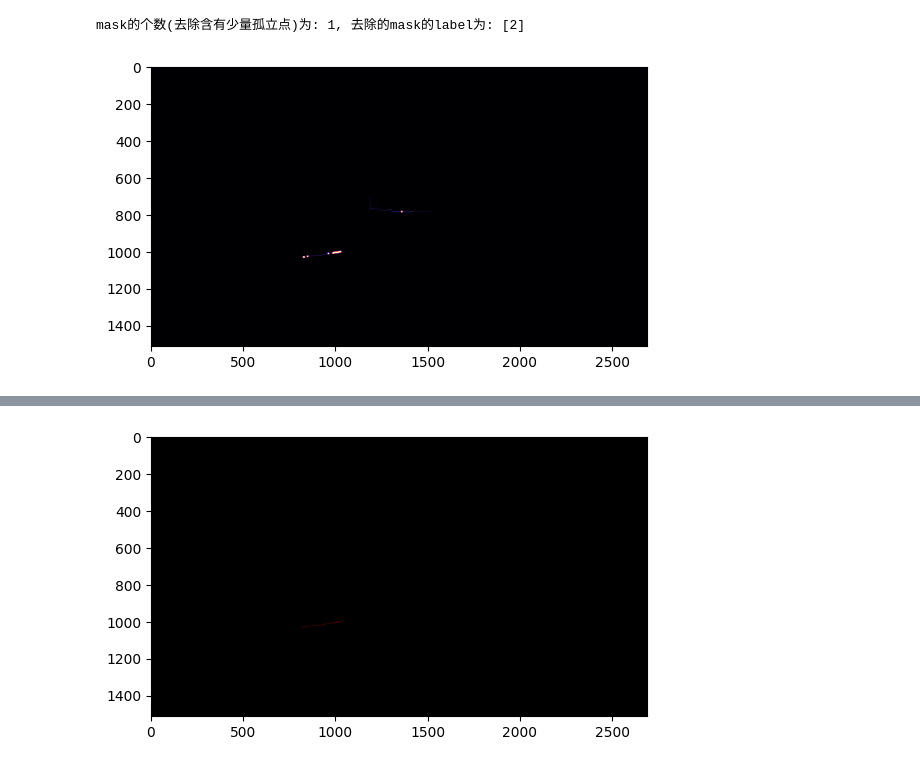
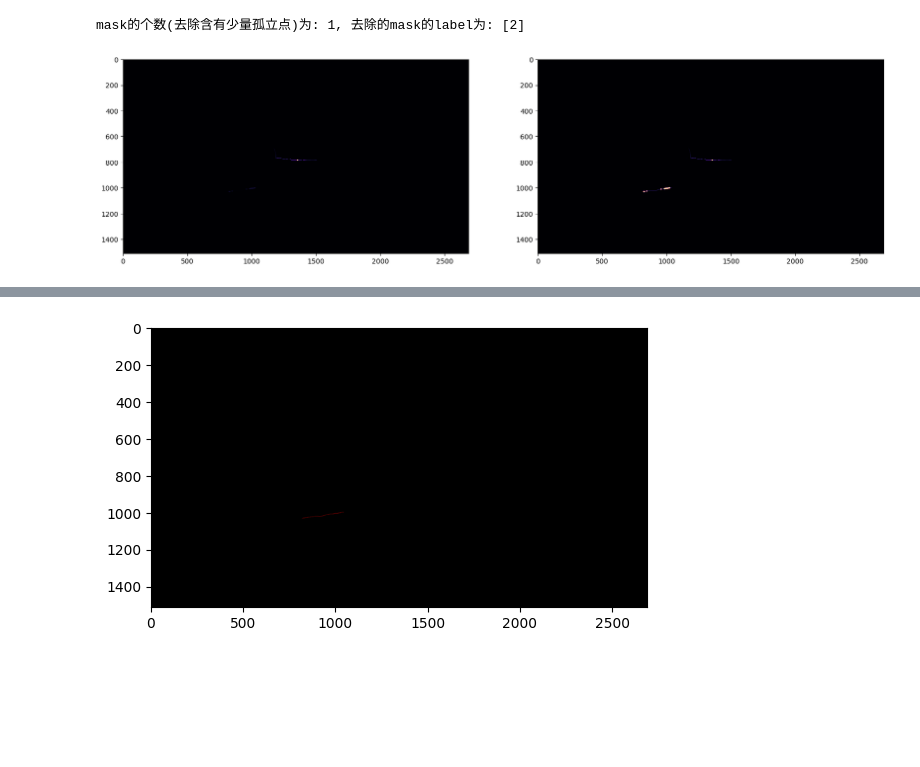
Before and after one commit to konglingxue123/2d-gaussian-splatting, a Jupyter notebook: tools/裂缝骨架的scikit-image的demo_dalian.ipynb, the cells around one changed output, grey strips where cells are left out. Saved outputs shown, nothing was run; the diff lists cells and outputs as text; code cells hidden in the pictures; blank space fills up the shorter version.

```diff
--- a/tools/裂缝骨架的scikit-image的demo_dalian.ipynb
+++ b/tools/裂缝骨架的scikit-image的demo_dalian.ipynb
@@ -801,17 +808,24 @@ np.unique(single_mask): [0 2]
 [figure]
 [figure]
 mask的个数(去除含有少量孤立点)为: 1, 去除的mask的label为: [2]
-# %%
-all_data = cls_num_skel_all_dict[1] + cls_num_skel_all_dict[2]
-
-# 归一化显示
-
-all_data_norm = (all_data - np.min(all_data)) / (np.max(all_data) - np.min(all_data))
-
-plt.imshow(all_data_norm, cmap='magma')
-plt.show()
-# %% [output]
-[figure, removed]
+# %%
+# all_data = cls_num_skel_all_dict[img_name][1] + cls_num_skel_all_dict[img_name][2]
+# # print(np.unique(all_data))
+# # 归一化显示
+# print(np.min(cls_num_skel_all_dict[img_name][1]), np.max(cls_num_skel_all_dict[img_name][1]))
+# print(np.min(cls_num_skel_all_dict[img_name][2]), np.max(cls_num_skel_all_dict[img_name][2]))
+
+# print(np.min(all_data), np.max(all_data))
+# all_data_norm = (all_data - np.min(all_data)) / (np.max(all_data) - np.min(all_data))
+plt.figure(figsize=(20,10))
+plt.subplot(1, 2, 1)
+plt.imshow(all_data, cmap='magma')
+
+plt.subplot(1, 2, 2)
+plt.imshow(all_data_norm, cmap='magma')
+plt.show()
+# %% [output]
+[figure, added]
 # %%
 cls_num_mask_dict
 # %% [output]
```
Also changed, not shown: parts of 3 cells of this notebook.
